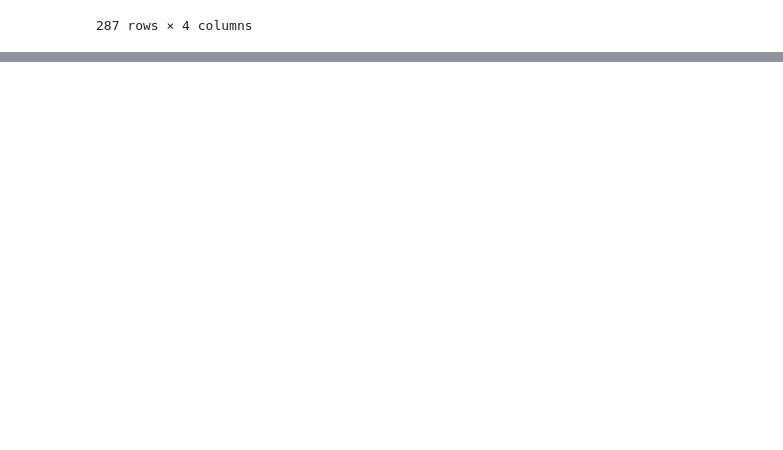
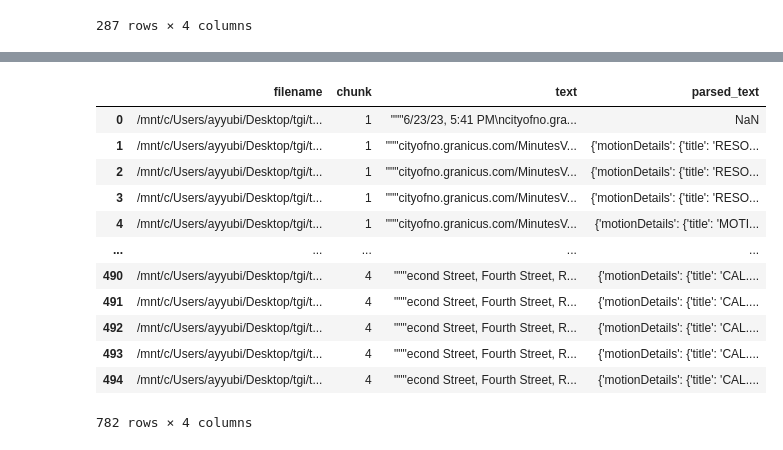
Before and after one commit to eye-on-surveillance/sawt, a Jupyter notebook: packages/supervised-model/extraction/src.ipynb, the cells around one changed output, grey strips where cells are left out. Saved outputs shown, nothing was run; the diff lists cells and outputs as text; code cells hidden in the pictures; blank space fills up the shorter version.

```diff
--- a/packages/supervised-model/extraction/src.ipynb
+++ b/packages/supervised-model/extraction/src.ipynb
@@ -193,3 +196,21 @@ df = df.explode('parsed_text').reset_index(drop=True)
+# %%
+dfc = pd.concat([dfa,dfb])
+
+dfc
+# %% [output]
+|  | filename | chunk | text | parsed_text |
+| 0 | /mnt/c/Users/ayyubi/Desktop/tgi/t... | 1 | """6/23/23, 5:41 PM\ncityofno.gra... | NaN |
+| 1 | /mnt/c/Users/ayyubi/Desktop/tgi/t... | 1 | """cityofno.granicus.com/MinutesV... | {'motionDetails': {'title': 'RESO... |
+| 2 | /mnt/c/Users/ayyubi/Desktop/tgi/t... | 1 | """cityofno.granicus.com/MinutesV... | {'motionDetails': {'title': 'RESO... |
+| 3 | /mnt/c/Users/ayyubi/Desktop/tgi/t... | 1 | """cityofno.granicus.com/MinutesV... | {'motionDetails': {'title': 'RESO... |
+| 4 | /mnt/c/Users/ayyubi/Desktop/tgi/t... | 1 | """cityofno.granicus.com/MinutesV... | {'motionDetails': {'title': 'MOTI... |
+| ... | ... | ... | ... | ... |
+| 490 | /mnt/c/Users/ayyubi/Desktop/tgi/t... | 4 | """econd Street, Fourth Street, R... | {'motionDetails': {'title': 'CAL.... |
+| 491 | /mnt/c/Users/ayyubi/Desktop/tgi/t... | 4 | """econd Street, Fourth Street, R... | {'motionDetails': {'title': 'CAL.... |
+| 492 | /mnt/c/Users/ayyubi/Desktop/tgi/t... | 4 | """econd Street, Fourth Street, R... | {'motionDetails': {'title': 'CAL.... |
+| 493 | /mnt/c/Users/ayyubi/Desktop/tgi/t... | 4 | """econd Street, Fourth Street, R... | {'motionDetails': {'title': 'CAL.... |
+| 494 | /mnt/c/Users/ayyubi/Desktop/tgi/t... | 4 | """econd Street, Fourth Street, R... | {'motionDetails': {'title': 'CAL.... |
+782 rows × 4 columns
 # %%
 votes = ['yeas', 'nays', 'recused', 'abstain', 'absent']
 
```
Also changed, not shown: parts of 4 cells of this notebook, 1 other file.
